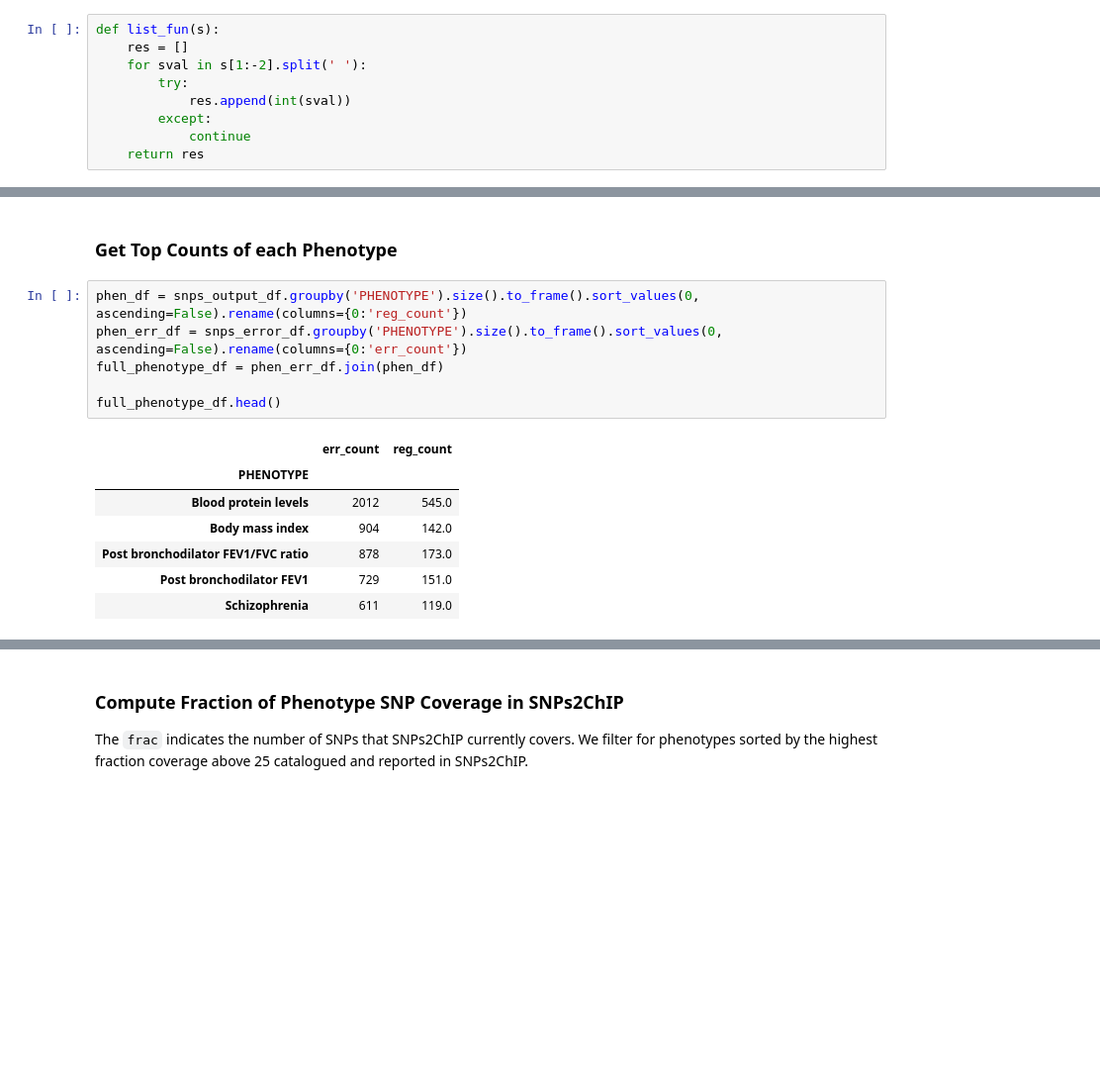
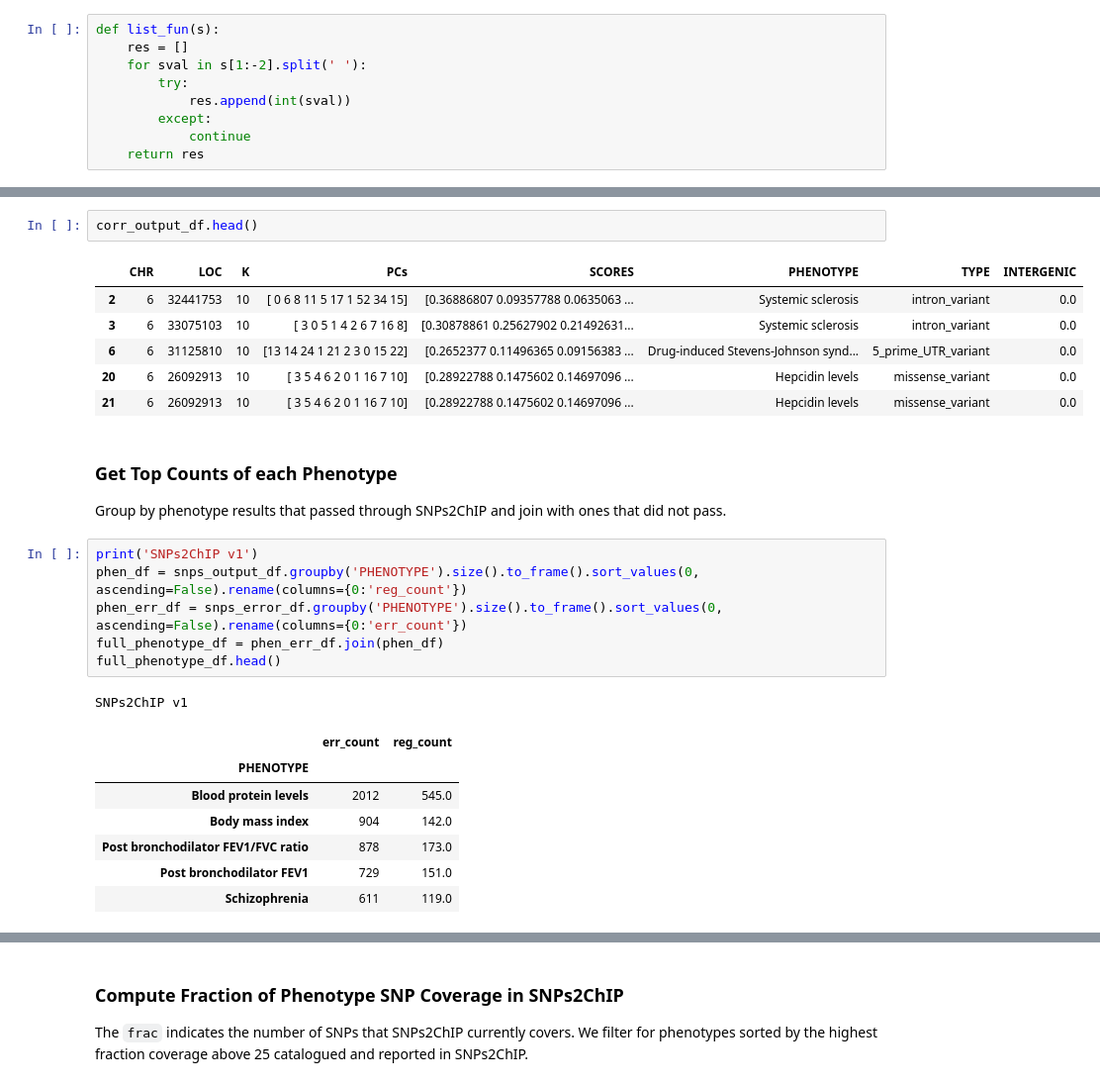
Before and after one commit to lkalesinskas/SNPs2ChIP, a Jupyter notebook: gwas/analyze_snp_results.ipynb, the cells around one changed output, grey strips where cells are left out. Shown at 99% size. Saved outputs shown, nothing was run; the diff lists cells and outputs as text; blank space fills up the shorter version.

```diff
--- a/gwas/analyze_snp_results.ipynb
+++ b/gwas/analyze_snp_results.ipynb
@@ -69,12 +69,24 @@ list(snps_output_df)
+# %%
+corr_output_df.head()
+# %% [output]
+|  | CHR | LOC | K | PCs | SCORES | PHENOTYPE | TYPE | INTERGENIC |
+| 2 | 6 | 32441753 | 10 | [ 0 6 8 11 5 17 1 52 34 15] | [0.36886807 0.09357788 0.0635063 ... | Systemic sclerosis | intron_variant | 0.0 |
+| 3 | 6 | 33075103 | 10 | [ 3 0 5 1 4 2 6 7 16 8] | [0.30878861 0.25627902 0.21492631... | Systemic sclerosis | intron_variant | 0.0 |
+| 6 | 6 | 31125810 | 10 | [13 14 24 1 21 2 3 0 15 22] | [0.2652377 0.11496365 0.09156383 ... | Drug-induced Stevens-Johnson synd... | 5_prime_UTR_variant | 0.0 |
+| 20 | 6 | 26092913 | 10 | [ 3 5 4 6 2 0 1 16 7 10] | [0.28922788 0.1475602 0.14697096 ... | Hepcidin levels | missense_variant | 0.0 |
+| 21 | 6 | 26092913 | 10 | [ 3 5 4 6 2 0 1 16 7 10] | [0.28922788 0.1475602 0.14697096 ... | Hepcidin levels | missense_variant | 0.0 |
 # %% [markdown]
 ### Get Top Counts of each Phenotype
+
+Group by phenotype results that passed through SNPs2ChIP and join with ones that did not pass.
 # %%
+print('SNPs2ChIP v1')
 phen_df = snps_output_df.groupby('PHENOTYPE').size().to_frame().sort_values(0, ascending=False).rename(columns={0:'reg_count'})
 phen_err_df = snps_error_df.groupby('PHENOTYPE').size().to_frame().sort_values(0, ascending=False).rename(columns={0:'err_count'})
 full_phenotype_df = phen_err_df.join(phen_df)
-
 full_phenotype_df.head()
 # %% [output]
+SNPs2ChIP v1
 |  | err_count | reg_count |
 | PHENOTYPE |  |  |
 | Blood protein levels | 2012 | 545.0 |
```
Also changed, not shown: parts of 13 cells of this notebook, 2 other files.
